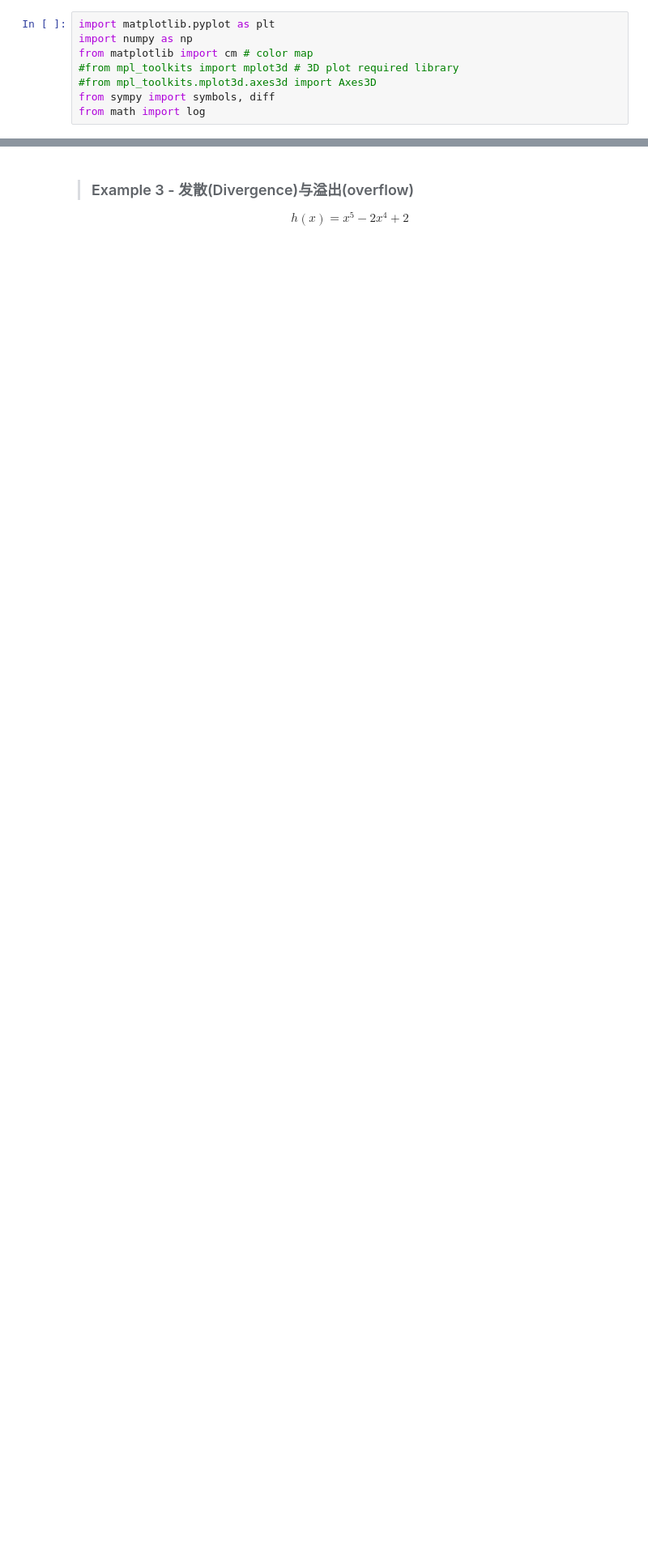
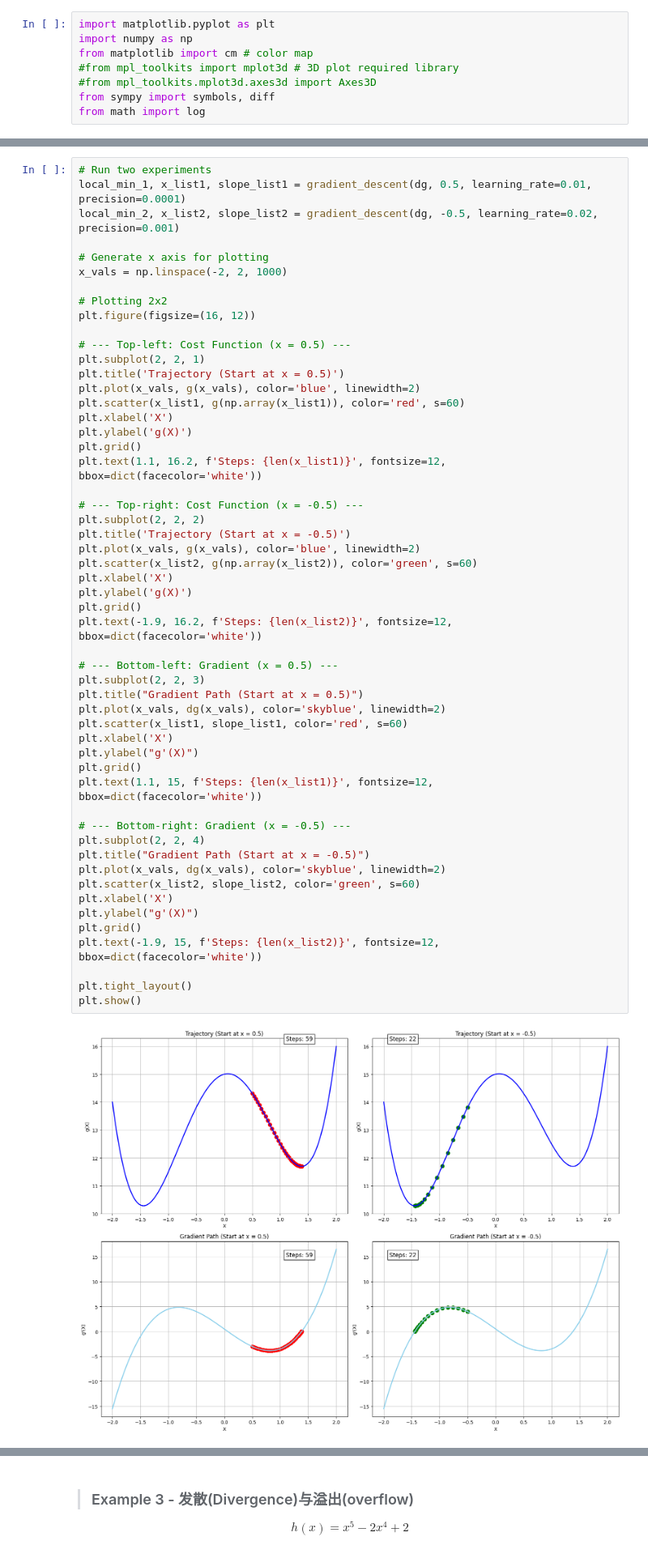
Before and after one commit to alextianyf/Gradient-Descent-Insights-into-Behavior-and-Optimization-Challenges, a Jupyter notebook: discussion.ipynb, the cells around one changed output, grey strips where cells are left out. Shown at 81% size. Drawn from its saved outputs; the diff is of its cells as text; blank space fills up the shorter version.

```diff
--- a/discussion.ipynb
+++ b/discussion.ipynb
@@ -444,0 +402,55 @@ plt.show()
+# %%
+# Run two experiments
+local_min_1, x_list1, slope_list1 = gradient_descent(dg, 0.5, learning_rate=0.01, precision=0.0001)
+local_min_2, x_list2, slope_list2 = gradient_descent(dg, -0.5, learning_rate=0.02, precision=0.001)
+
+# Generate x axis for plotting
+x_vals = np.linspace(-2, 2, 1000)
+
+# Plotting 2x2
+plt.figure(figsize=(16, 12))
+
+# --- Top-left: Cost Function (x = 0.5) ---
+plt.subplot(2, 2, 1)
+plt.title('Trajectory (Start at x = 0.5)')
+plt.plot(x_vals, g(x_vals), color='blue', linewidth=2)
+plt.scatter(x_list1, g(np.array(x_list1)), color='red', s=60)
+plt.xlabel('X')
+plt.ylabel('g(X)')
+plt.grid()
+plt.text(1.1, 16.2, f'Steps: {len(x_list1)}', fontsize=12, bbox=dict(facecolor='white'))
+
+# --- Top-right: Cost Function (x = -0.5) ---
+plt.subplot(2, 2, 2)
+plt.title('Trajectory (Start at x = -0.5)')
+plt.plot(x_vals, g(x_vals), color='blue', linewidth=2)
+plt.scatter(x_list2, g(np.array(x_list2)), color='green', s=60)
+plt.xlabel('X')
+plt.ylabel('g(X)')
+plt.grid()
+plt.text(-1.9, 16.2, f'Steps: {len(x_list2)}', fontsize=12, bbox=dict(facecolor='white'))
+
+# --- Bottom-left: Gradient (x = 0.5) ---
+plt.subplot(2, 2, 3)
+plt.title("Gradient Path (Start at x = 0.5)")
+plt.plot(x_vals, dg(x_vals), color='skyblue', linewidth=2)
+plt.scatter(x_list1, slope_list1, color='red', s=60)
+plt.xlabel('X')
+plt.ylabel("g'(X)")
+plt.grid()
+plt.text(1.1, 15, f'Steps: {len(x_list1)}', fontsize=12, bbox=dict(facecolor='white'))
+
+# --- Bottom-right: Gradient (x = -0.5) ---
+plt.subplot(2, 2, 4)
+plt.title("Gradient Path (Start at x = -0.5)")
+plt.plot(x_vals, dg(x_vals), color='skyblue', linewidth=2)
+plt.scatter(x_list2, slope_list2, color='green', s=60)
+plt.xlabel('X')
+plt.ylabel("g'(X)")
+plt.grid()
+plt.text(-1.9, 15, f'Steps: {len(x_list2)}', fontsize=12, bbox=dict(facecolor='white'))
+
+plt.tight_layout()
+plt.show()
+# %% [output]
+[figure, added]
```
Also changed, not shown: parts of 15 cells of this notebook.
